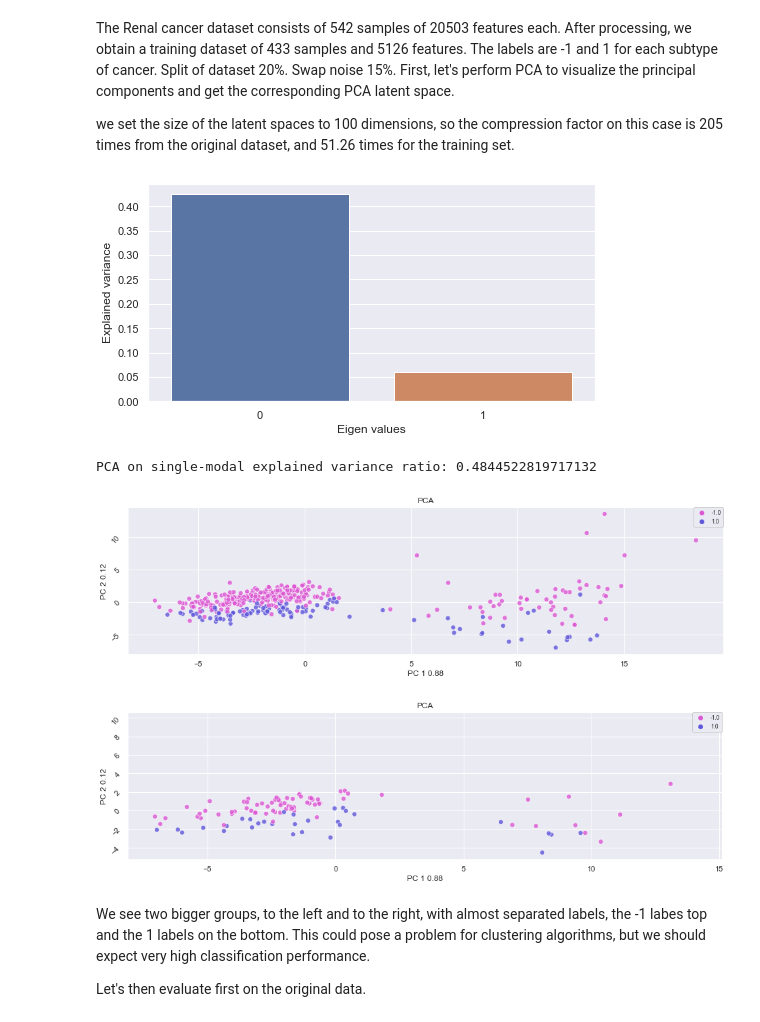
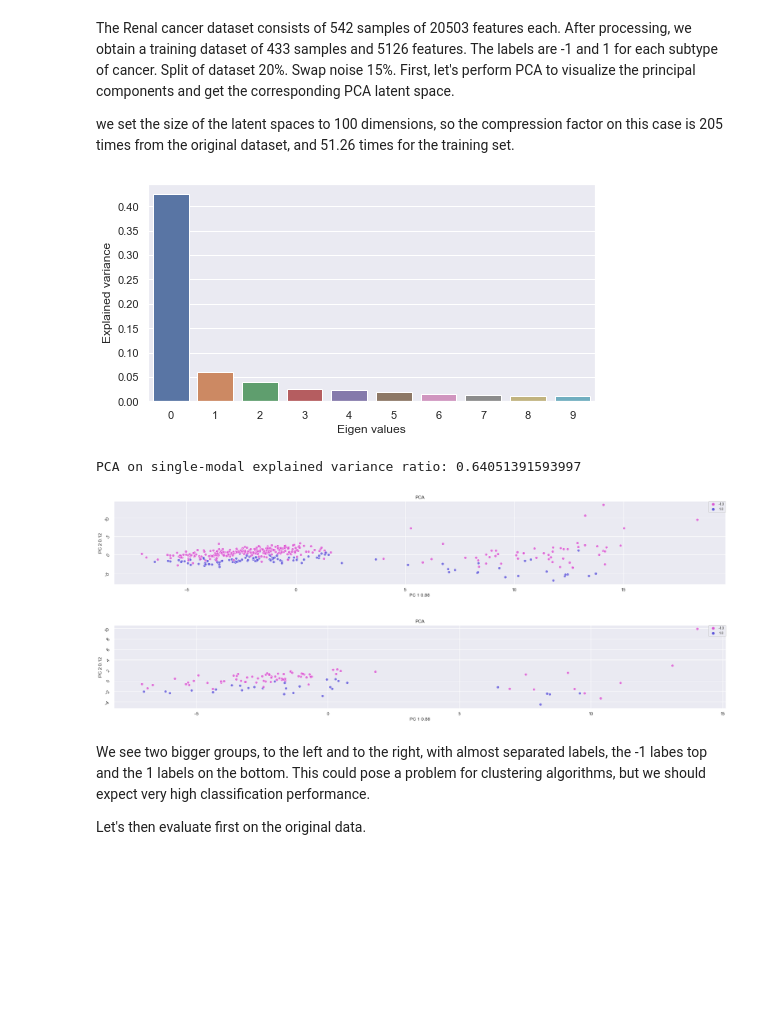
Before and after one commit to TomasSuarezL/oss-stage-2019, a Jupyter notebook: Singleomic Dataset/Singleomic_Results.ipynb, the cells around one changed output. Saved outputs shown, nothing was run; the diff lists cells and outputs as text; code cells hidden in the pictures; blank space fills up the shorter version.

```diff
--- a/Singleomic Dataset/Singleomic_Results.ipynb
+++ b/Singleomic Dataset/Singleomic_Results.ipynb
@@ -45,12 +45,12 @@ The Renal cancer dataset consists of 542 samples of 20503 features each. After p
 
 we set the size of the latent spaces to 100 dimensions, so the compression factor on this case is 205 times from the original dataset, and 51.26 times for the training set.
 # %%
-X_latent_pca, X_latent_pca_test = Models.perform_PCA(X_train_norm, pd.DataFrame(y_train), X_test_norm, y_test, n_components=2)
+X_latent_pca, X_latent_pca_test = Models.perform_PCA(X_train_norm, pd.DataFrame(y_train), X_test_norm, y_test, n_components=10)
 # %% [output]
-[figure, old version]
+[figure, new version]
-PCA on single-modal explained variance ratio: 0.4844522819717132
+PCA on single-modal explained variance ratio: 0.64051391593997
-[figure, old version]
+[figure, new version]
-[figure, old version]
+[figure, new version]
 # %% [markdown]
 We see two bigger groups, to the left and to the right, with almost separated labels, the -1 labes top and the 1 labels on the bottom. This could pose a problem for clustering algorithms, but we should expect very high classification performance.
 
```
Also changed, not shown: parts of 2 cells of this notebook, 1 other file.
